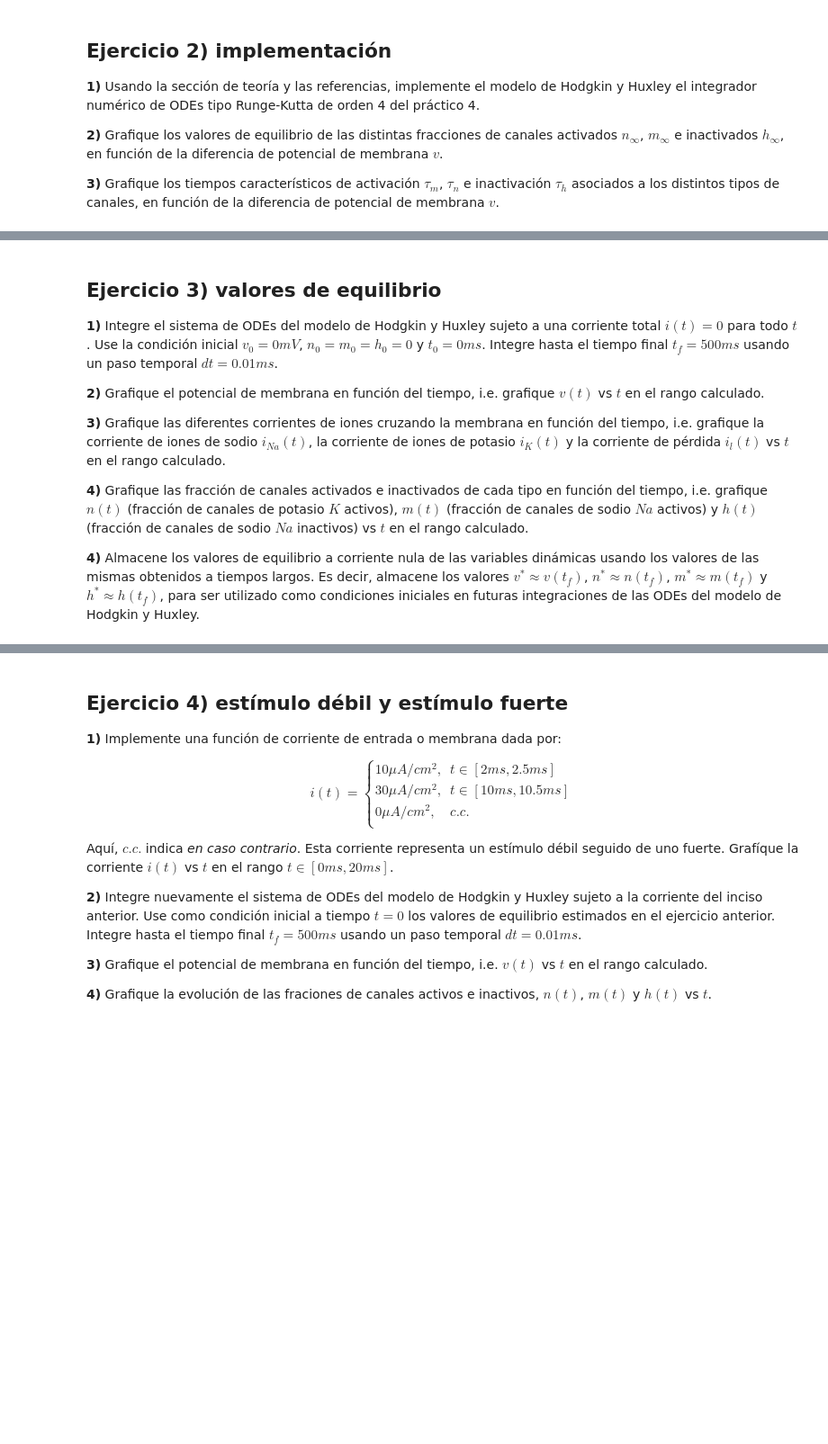
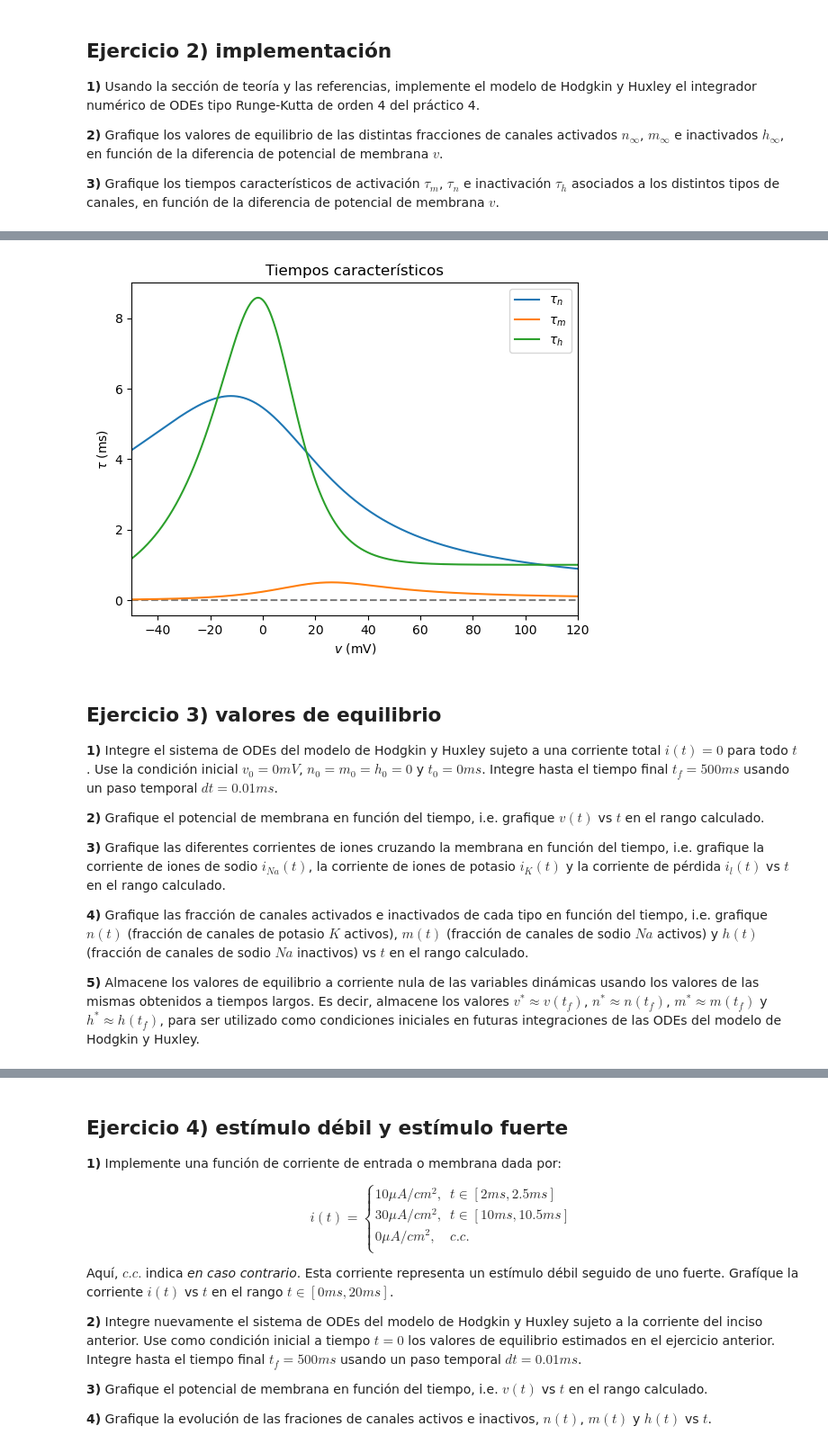
Before and after one commit to EnzoRg/neural_networks, a Jupyter notebook: Ejercicios/redes_neuronales_2024_guia_8.ipynb, the cells around one changed output, grey strips where cells are left out. Shown: that part at 90% size. Saved outputs shown, nothing was run; the diff lists cells and outputs as text; code cells hidden in the pictures; blank space fills up the shorter version.

```diff
--- a/Ejercicios/redes_neuronales_2024_guia_8.ipynb
+++ b/Ejercicios/redes_neuronales_2024_guia_8.ipynb
@@ -301,3 +316,20 @@ Aclaración, los valores de los potenciales de Nernst se toman en referencia al
+# %%
+# 2.3)
+
+plt.xlabel('$v$ (mV)')
+plt.ylabel('$\\tau$ (ms)')
+plt.xlim(-50, 120)
+v = np.linspace(-50, 120, 1000)
+
+plt.plot(v, 0*v, label='', linestyle='--', color='gray')
+plt.plot(v, np.vectorize(tau_n)(v), label='$\\tau_n$', linestyle='-')
+plt.plot(v, np.vectorize(tau_m)(v), label='$\\tau_m$', linestyle='-')
+plt.plot(v, np.vectorize(tau_h)(v), label='$\\tau_h$', linestyle='-')
+plt.title('Tiempos característicos')
+plt.legend()
+plt.show()
+# %% [output]
+[figure, added]
 # %% [markdown]
 ## Ejercicio 3) valores de equilibrio
 
@@ -309,4 +341,4 @@ Aclaración, los valores de los potenciales de Nernst se toman en referencia al
 
 **4)** Grafique las fracción de canales activados e inactivados de cada tipo en función del tiempo, i.e. grafique $n(t)$ (fracción de canales de potasio $K$ activos), $m(t)$ (fracción de canales de sodio $Na$ activos) y $h(t)$ (fracción de canales de sodio $Na$ inactivos) vs $t$ en el rango calculado.
 
-**4)** Almacene los valores de equilibrio a corriente nula de las variables dinámicas usando los valores de las mismas obtenidos a tiempos largos. Es decir, almacene los valores $v^* \approx v(t_f)$, $n^* \approx n(t_f)$, $m^* \approx m(t_f)$ y $h^* \approx h(t_f)$, para ser utilizado como condiciones iniciales en futuras integraciones de las ODEs del modelo de Hodgkin y Huxley.
+**5)** Almacene los valores de equilibrio a corriente nula de las variables dinámicas usando los valores de las mismas obtenidos a tiempos largos. Es decir, almacene los valores $v^* \approx v(t_f)$, $n^* \approx n(t_f)$, $m^* \approx m(t_f)$ y $h^* \approx h(t_f)$, para ser utilizado como condiciones iniciales en futuras integraciones de las ODEs del modelo de Hodgkin y Huxley.
```
Also changed, not shown: parts of 38 cells of this notebook.
